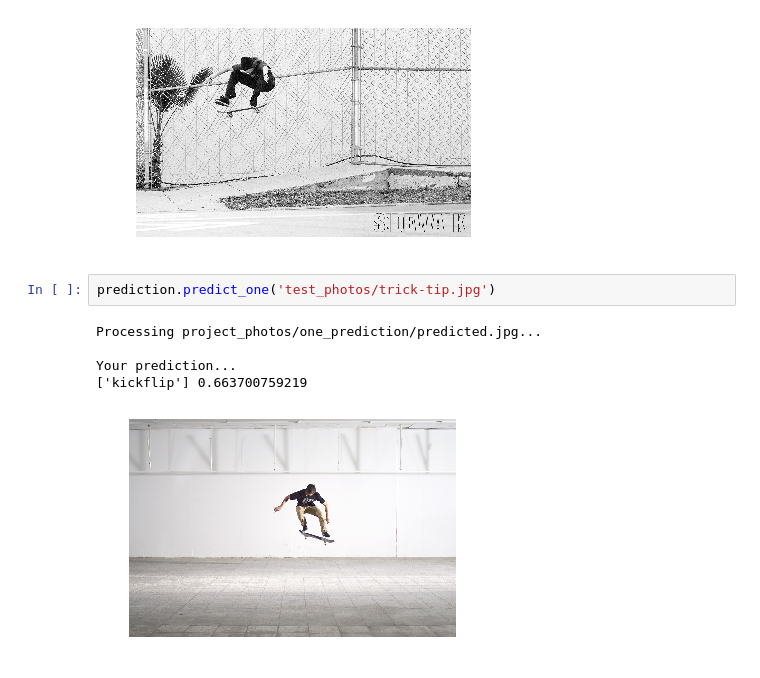
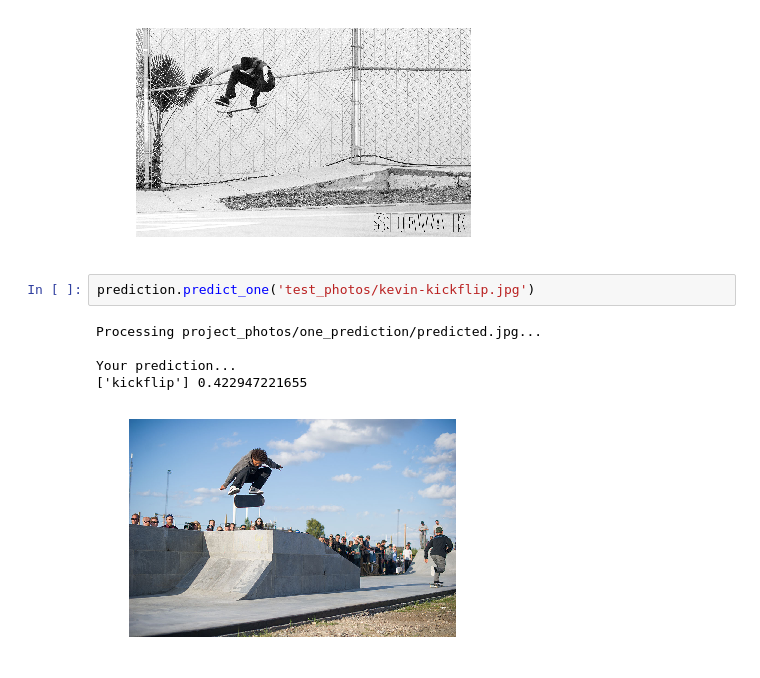
Before and after one commit to nathanch0/Skateboard_Trick_Identifier, a Jupyter notebook: creation.ipynb, the cells around one changed output. Saved outputs shown, nothing was run; the diff lists cells and outputs as text.

```diff
--- a/creation.ipynb
+++ b/creation.ipynb
@@ -108,10 +108,10 @@ Your prediction...
 ['kickflip'] 0.663700759219
 [figure]
 # %%
-prediction.predict_one('test_photos/trick-tip.jpg')
+prediction.predict_one('test_photos/kevin-kickflip.jpg')
 # %% [output]
 Processing project_photos/one_prediction/predicted.jpg...
 
 Your prediction...
-['kickflip'] 0.663700759219
+['kickflip'] 0.422947221655
-[figure, old version]
+[figure, new version]
```
Also changed, not shown: parts of 1 cell of this notebook, 1 other file.
